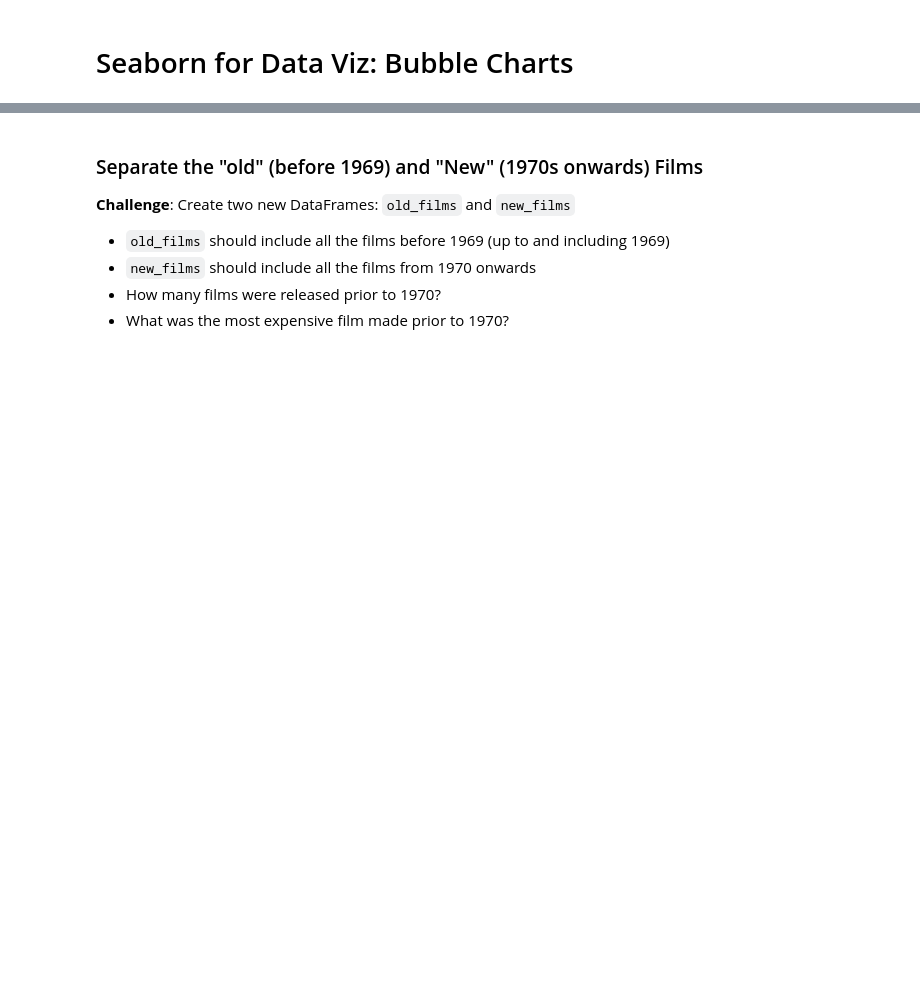
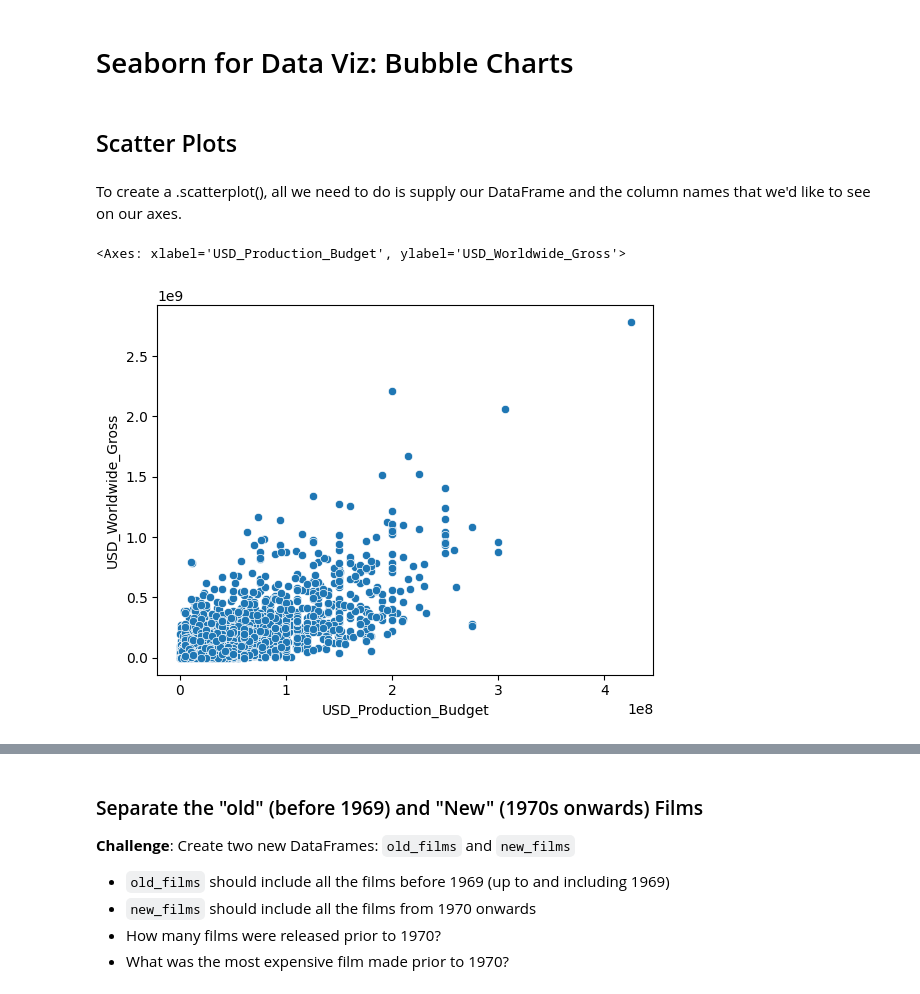
Before and after one commit to ksg-dev/linear-regression-seaborn, a Jupyter notebook: Seaborn_and_Linear_Regression_(start).ipynb, the cells around one changed output, grey strips where cells are left out. Drawn from its saved outputs; the diff is of its cells as text; code cells hidden in the pictures; blank space fills up the shorter version.

Commit message:
scatter plot and bubble chart

```diff
--- a/Seaborn_and_Linear_Regression_(start).ipynb
+++ b/Seaborn_and_Linear_Regression_(start).ipynb
@@ -411,3 +434,15 @@ money_losing.shape[0]/clean_data.shape[0]
 0.37
 # %% [markdown]
 # Seaborn for Data Viz: Bubble Charts
+# %% [markdown]
+## Scatter Plots
+# %% [markdown]
+To create a .scatterplot(), all we need to do is supply our DataFrame and the column names that we'd like to see on our axes.
+# %%
+sns.scatterplot(
+    data=clean_data,
+    x="USD_Production_Budget",
+    y="USD_Worldwide_Gross")
+# %% [output]
+<Axes: xlabel='USD_Production_Budget', ylabel='USD_Worldwide_Gross'>
+[figure, added]
```
Also changed, not shown: parts of 15 cells of this notebook.
